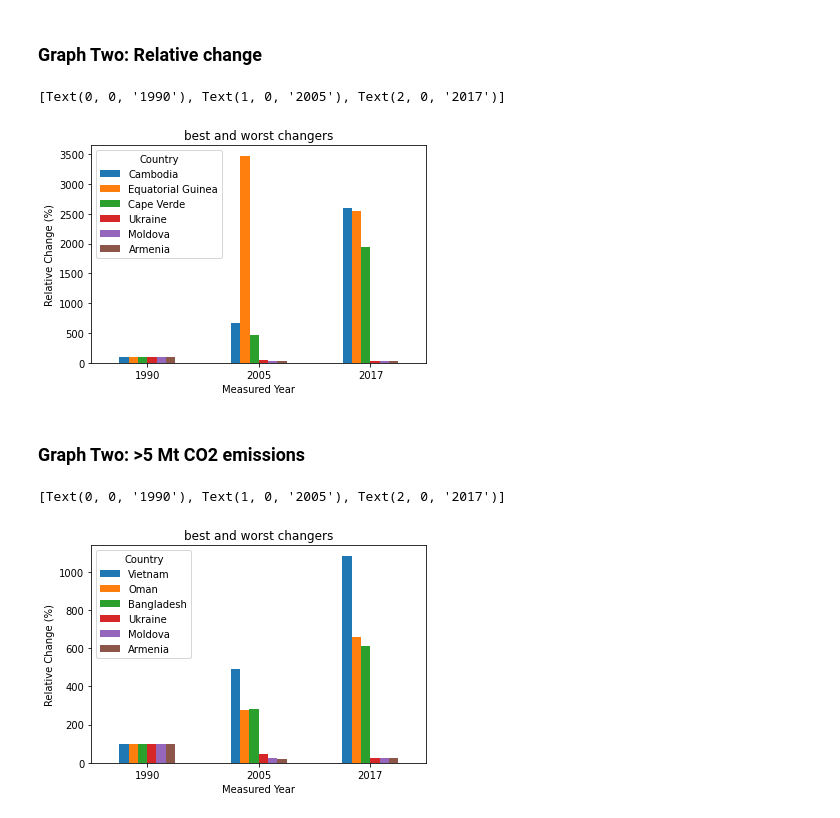
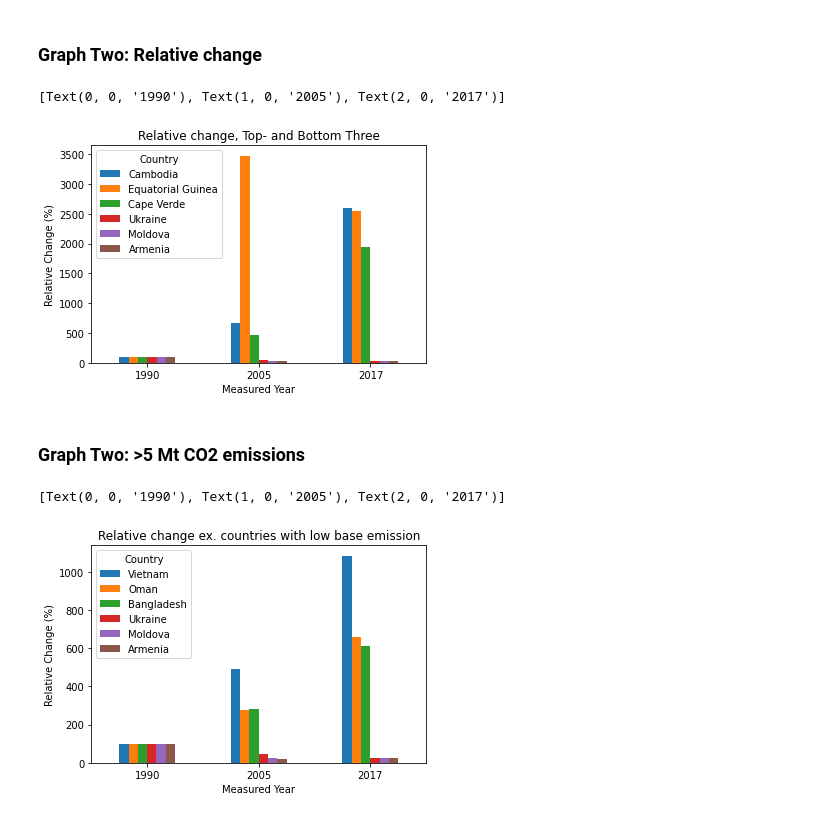
Before and after one commit to MandyP717/Data-analytics-with-python, a Jupyter notebook: CO2 emissions/Countries CO2 emissions.ipynb, the cells around one changed output. Cells and saved outputs as stored; diff of their text form; code cells hidden in the pictures.

Commit message:
Changed titles of graphs

```diff
--- a/CO2 emissions/Countries CO2 emissions.ipynb
+++ b/CO2 emissions/Countries CO2 emissions.ipynb
@@ -97,21 +97,21 @@ filter_countries = countries_columns.sort_values(by=['Change 2017'], ascending =
 target_columns = filter_countries.iloc[[0 ,1, 2, -3, -2, -1], [0,-3,-2,-1]].set_index('Country')
 
 #graph
-graph_two = target_columns.T.plot.bar(title = 'best and worst changers', rot = 0, xlabel = "Measured Year", ylabel = 'Relative Change (%)')
+graph_two = target_columns.T.plot.bar(title = 'Relative change, Top- and Bottom Three', rot = 0, xlabel = "Measured Year", ylabel = 'Relative Change (%)')
 graph_two.set_xticklabels(["1990", "2005", "2017"])
 # %% [output]
 [Text(0, 0, '1990'), Text(1, 0, '2005'), Text(2, 0, '2017')]
-[figure, old version]
+[figure, new version]
 # %% [markdown]
 ### Graph Two: >5 Mt CO2 emissions
 # %%
 #select top 3 and bottom 3
 CO2_greater_5 = filter_countries.loc[filter_countries['CO2 1990'] >=5]
 greater_5_target = CO2_greater_5.iloc[[0 ,1, 2, -3, -2, -1], [0,-3,-2,-1]].set_index('Country')
 
 #graph
-graph_three = greater_5_target.T.plot.bar(title = 'best and worst changers', rot = 0, xlabel = "Measured Year", ylabel = 'Relative Change (%)')
+graph_three = greater_5_target.T.plot.bar(title = 'Relative change ex. countries with low base emission', rot = 0, xlabel = "Measured Year", ylabel = 'Relative Change (%)')
 graph_three.set_xticklabels(["1990", "2005", "2017"])
 # %% [output]
 [Text(0, 0, '1990'), Text(1, 0, '2005'), Text(2, 0, '2017')]
-[figure, old version]
+[figure, new version]
```
Also changed, not shown: parts of 1 cell of this notebook.
